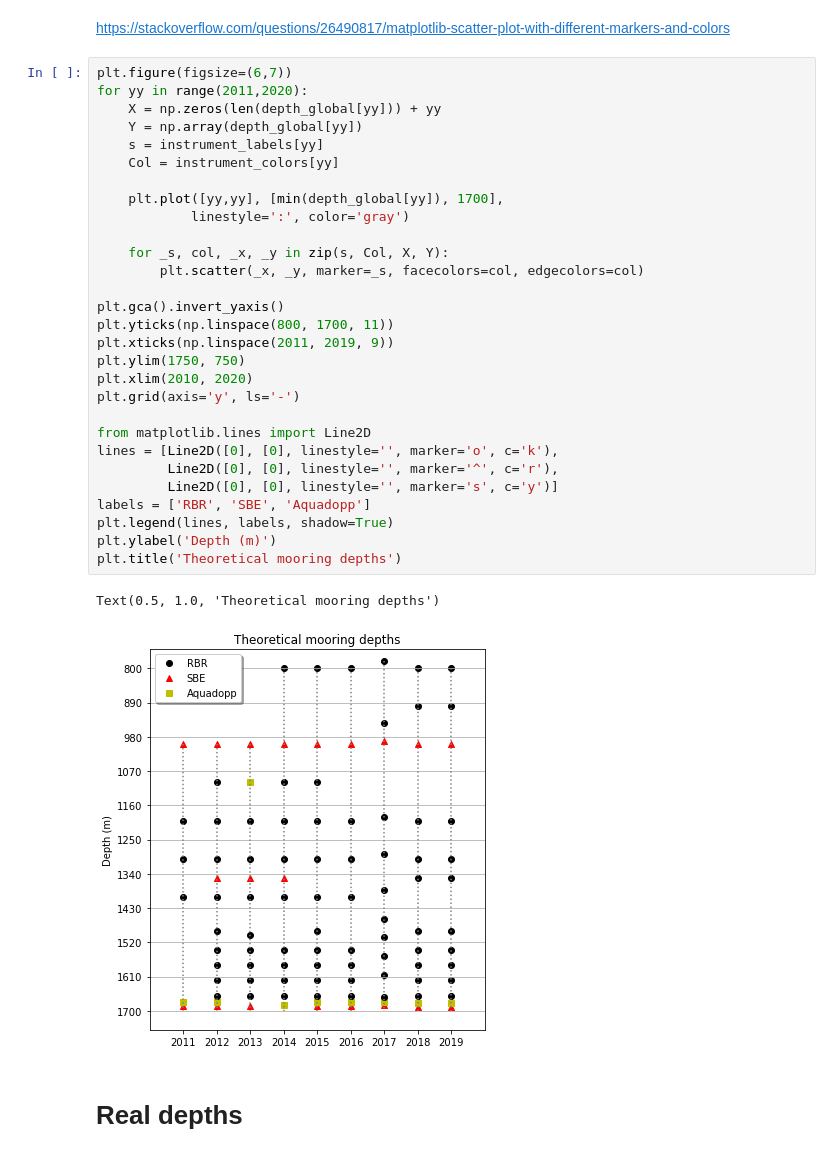
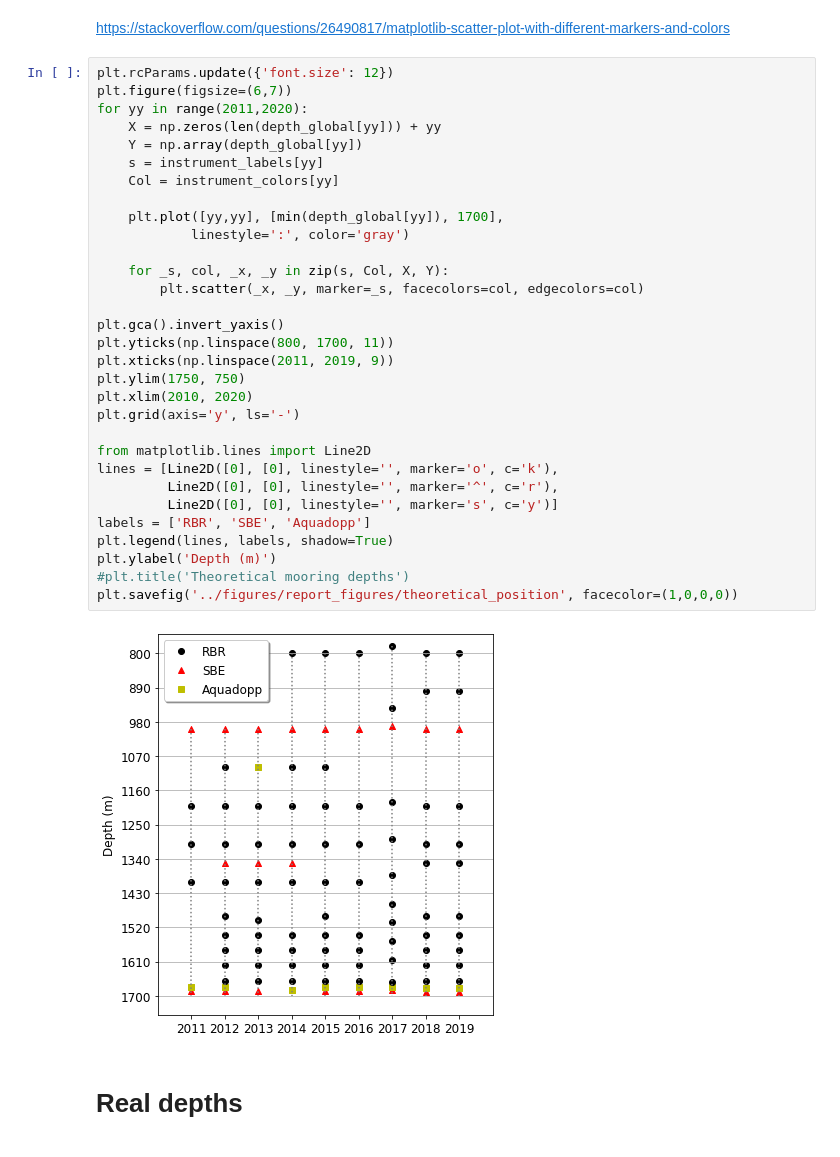
Before and after one commit to cpierard/momar_data_analysis, a Jupyter notebook: 04.Positioning_intruments.ipynb, the cells around one changed output. Saved outputs shown, nothing was run; the diff lists cells and outputs as text.

Commit message:
power law exploration nb 16 reediting figures

```diff
--- a/04.Positioning_intruments.ipynb
+++ b/04.Positioning_intruments.ipynb
@@ -52,37 +52,38 @@ no aquadopp in 2013
 # %% [markdown]
 https://stackoverflow.com/questions/26490817/matplotlib-scatter-plot-with-different-markers-and-colors
 # %%
+plt.rcParams.update({'font.size': 12})
 plt.figure(figsize=(6,7))
 for yy in range(2011,2020):
     X = np.zeros(len(depth_global[yy])) + yy
     Y = np.array(depth_global[yy])
     s = instrument_labels[yy]
     Col = instrument_colors[yy]
 
     plt.plot([yy,yy], [min(depth_global[yy]), 1700],
             linestyle=':', color='gray')
 
     for _s, col, _x, _y in zip(s, Col, X, Y):
         plt.scatter(_x, _y, marker=_s, facecolors=col, edgecolors=col)
 
 plt.gca().invert_yaxis()
 plt.yticks(np.linspace(800, 1700, 11))
 plt.xticks(np.linspace(2011, 2019, 9))
 plt.ylim(1750, 750)
 plt.xlim(2010, 2020)
 plt.grid(axis='y', ls='-')
 
 from matplotlib.lines import Line2D
 lines = [Line2D([0], [0], linestyle='', marker='o', c='k'),
          Line2D([0], [0], linestyle='', marker='^', c='r'),
          Line2D([0], [0], linestyle='', marker='s', c='y')]
 labels = ['RBR', 'SBE', 'Aquadopp']
 plt.legend(lines, labels, shadow=True)
 plt.ylabel('Depth (m)')
-plt.title('Theoretical mooring depths')
+#plt.title('Theoretical mooring depths')
+plt.savefig('../figures/report_figures/theoretical_position', facecolor=(1,0,0,0))
 # %% [output]
-Text(0.5, 1.0, 'Theoretical mooring depths')
-[figure, old version]
+[figure, new version]
 # %% [markdown]
 # Real depths
 # %%
```
Also changed, not shown: parts of 1 cell of this notebook, 3 other files.
